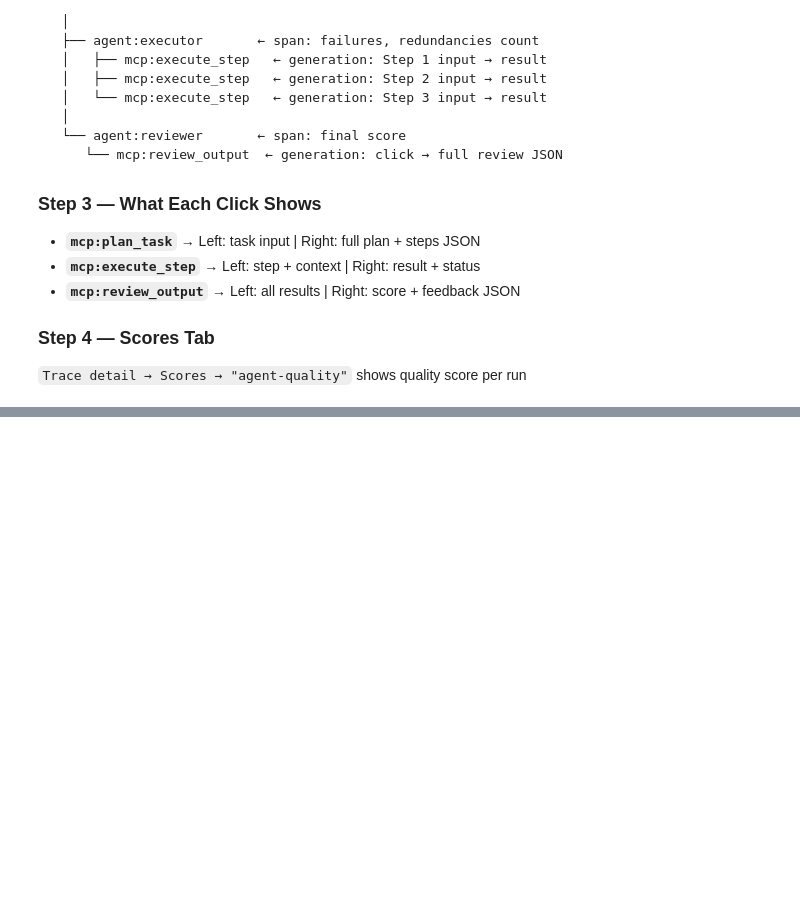
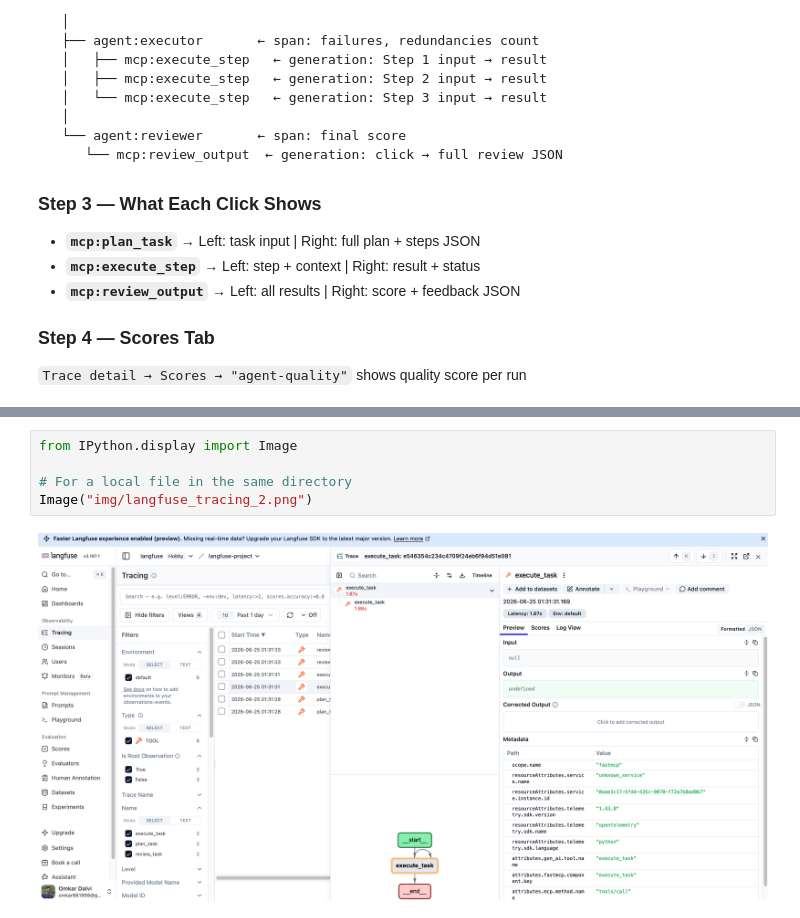
Before and after one commit to omkar-dalvi/langgraph-mcp-server-workflow, a Jupyter notebook: notebooks/Langgraph_MCP_Solution.ipynb, the cells around one changed output, grey strips where cells are left out. Saved outputs shown, nothing was run; the diff lists cells and outputs as text; blank space fills up the shorter version.

```diff
--- a/notebooks/Langgraph_MCP_Solution.ipynb
+++ b/notebooks/Langgraph_MCP_Solution.ipynb
@@ -290,0 +535,7 @@ trace: multi-agent-pipeline
+# %%
+from IPython.display import Image
+
+# For a local file in the same directory
+Image("img/langfuse_tracing_2.png")
+# %% [output]
+[figure, added]
```
Also changed, not shown: parts of 15 cells of this notebook, 3 other files.
